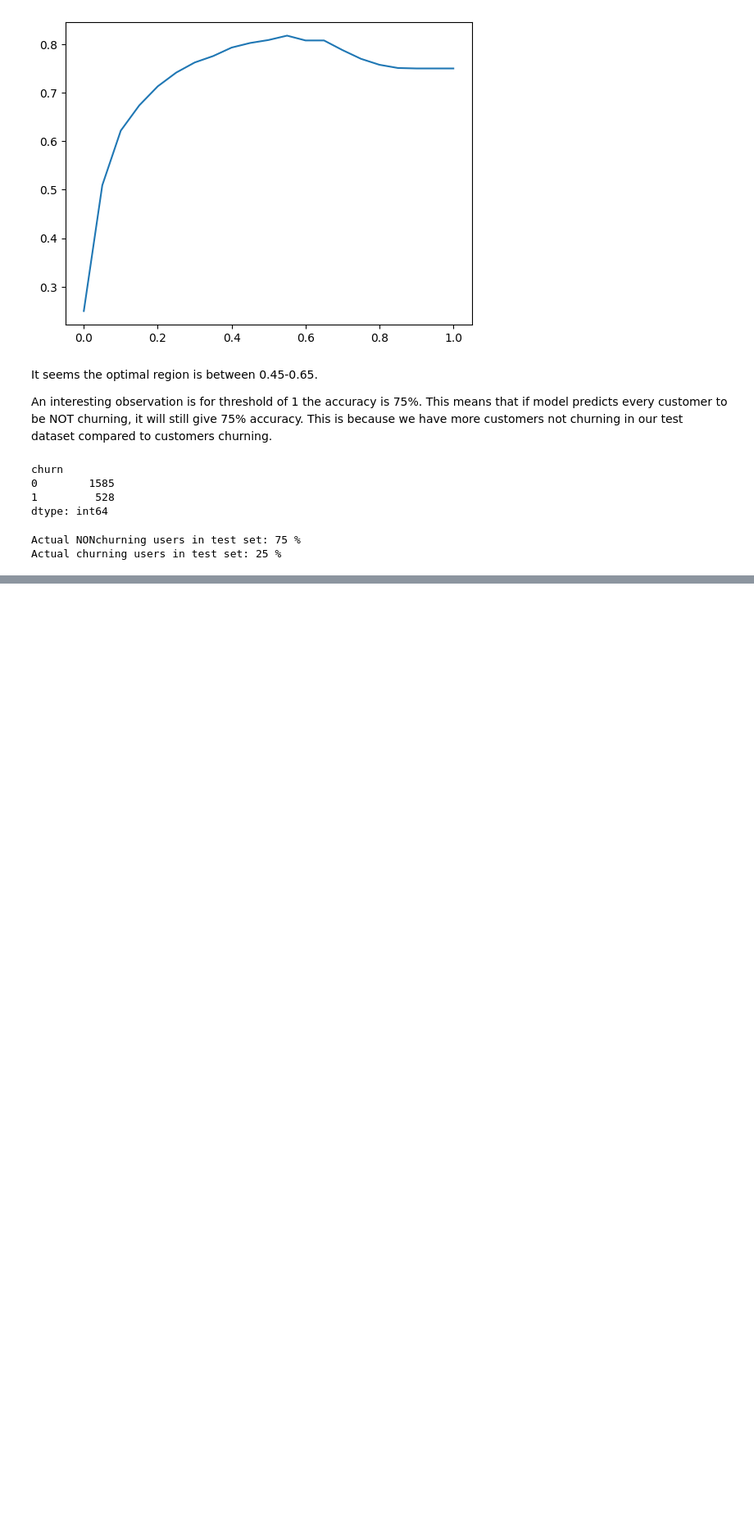
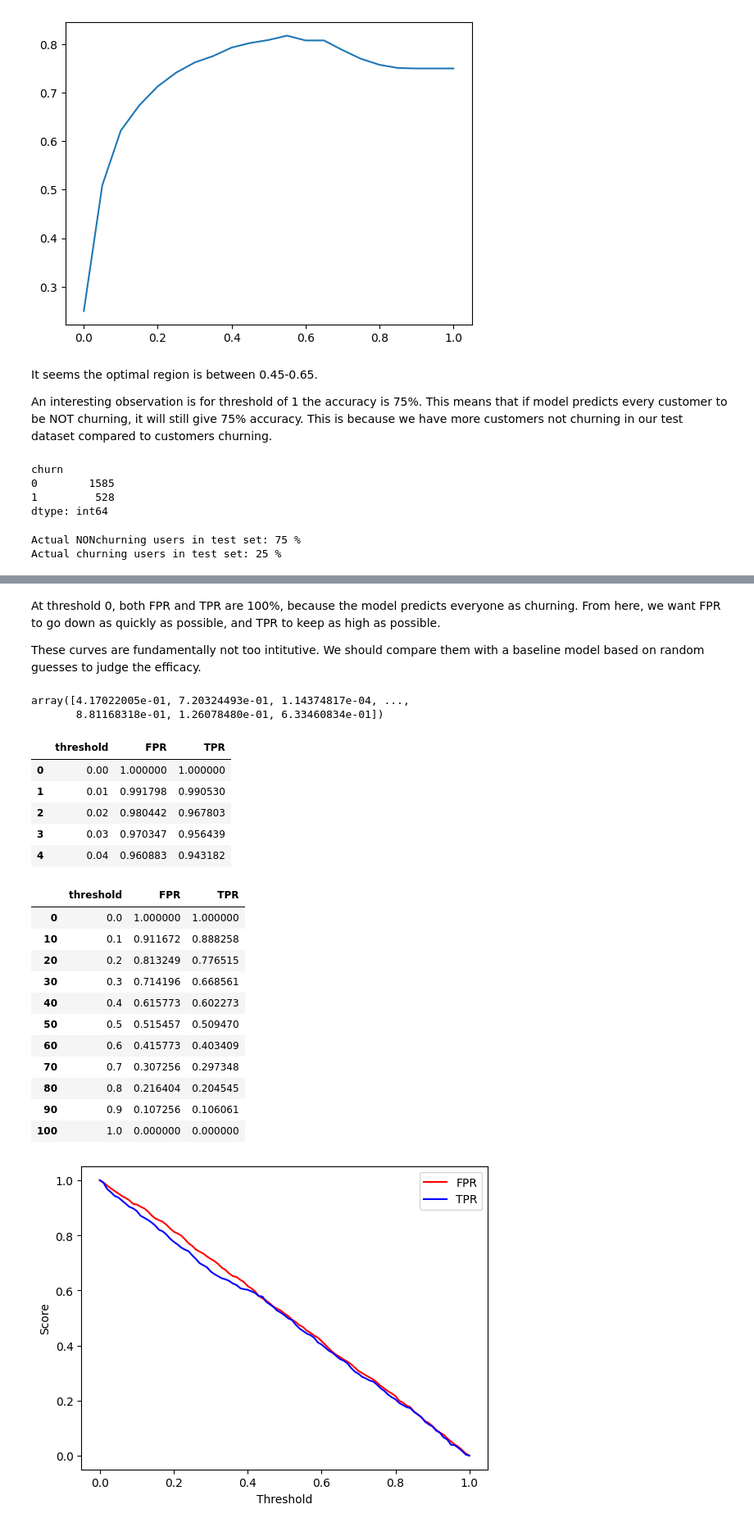
Before and after one commit to hasmasood/Customer-Churn, a Jupyter notebook: Step3-MLDev.ipynb, the cells around one changed output, grey strips where cells are left out. Shown at 82% size. Cells and saved outputs as stored; diff of their text form; code cells hidden in the pictures; blank space fills up the shorter version.

```diff
--- a/Step3-MLDev.ipynb
+++ b/Step3-MLDev.ipynb
@@ -435,0 +575,33 @@ pickle.dump(scaler, open('scaling.pkl','wb'))
+# %% [markdown]
+At threshold 0, both FPR and TPR are 100%, because the model predicts everyone as churning. From here, we want FPR to go down as quickly as possible, and TPR to keep as high as possible.
+
+These curves are fundamentally not too intitutive. We should compare them with a baseline model based on random guesses to judge the efficacy.
+# %%
+np.random.seed(1)
+y_rand = np.random.uniform(0,1,size=len(y_test))
+display(y_rand)
+df_scores_rand = FPR_TPR(y_predicted = y_rand,
+        y_actual = y_test
+        )
+# %% [output]
+array([4.17022005e-01, 7.20324493e-01, 1.14374817e-04, ...,
+       8.81168318e-01, 1.26078480e-01, 6.33460834e-01])
+|  | threshold | FPR | TPR |
+| 0 | 0.00 | 1.000000 | 1.000000 |
+| 1 | 0.01 | 0.991798 | 0.990530 |
+| 2 | 0.02 | 0.980442 | 0.967803 |
+| 3 | 0.03 | 0.970347 | 0.956439 |
+| 4 | 0.04 | 0.960883 | 0.943182 |
+|  | threshold | FPR | TPR |
+| 0 | 0.0 | 1.000000 | 1.000000 |
+| 10 | 0.1 | 0.911672 | 0.888258 |
+| 20 | 0.2 | 0.813249 | 0.776515 |
+| 30 | 0.3 | 0.714196 | 0.668561 |
+| 40 | 0.4 | 0.615773 | 0.602273 |
+| 50 | 0.5 | 0.515457 | 0.509470 |
+| 60 | 0.6 | 0.415773 | 0.403409 |
+| 70 | 0.7 | 0.307256 | 0.297348 |
+| 80 | 0.8 | 0.216404 | 0.204545 |
+| 90 | 0.9 | 0.107256 | 0.106061 |
+| 100 | 1.0 | 0.000000 | 0.000000 |
+[figure, added]
```
Also changed, not shown: parts of 52 cells of this notebook, 2 other files.
